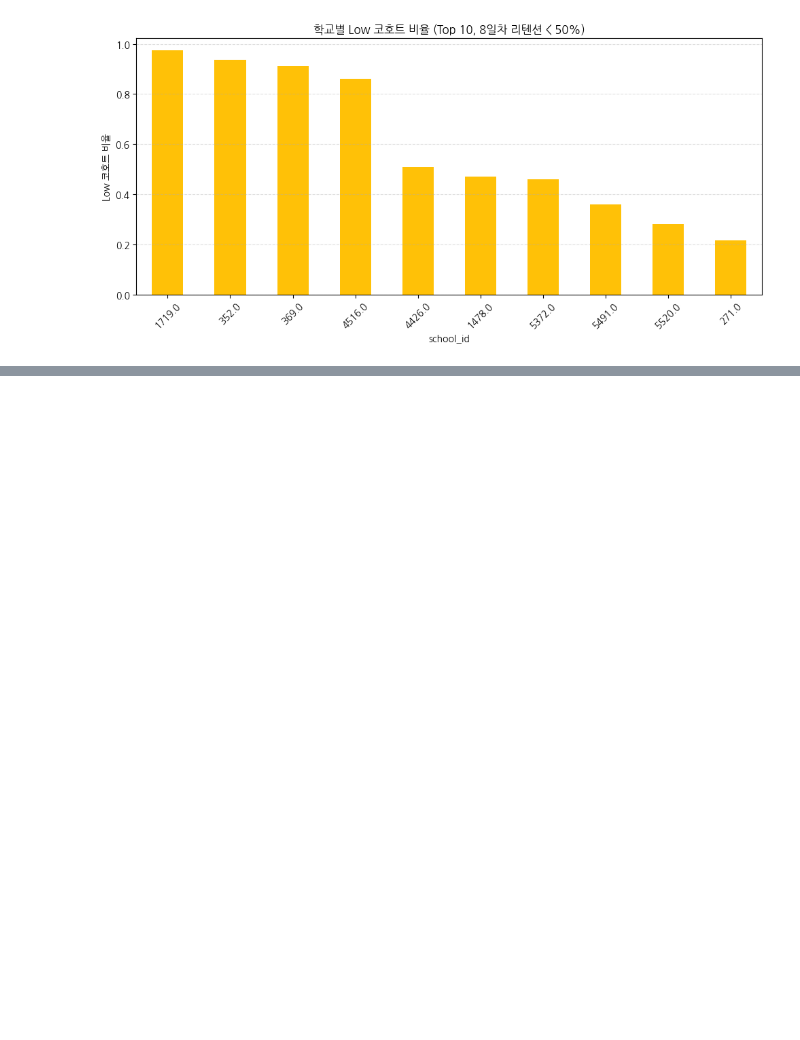
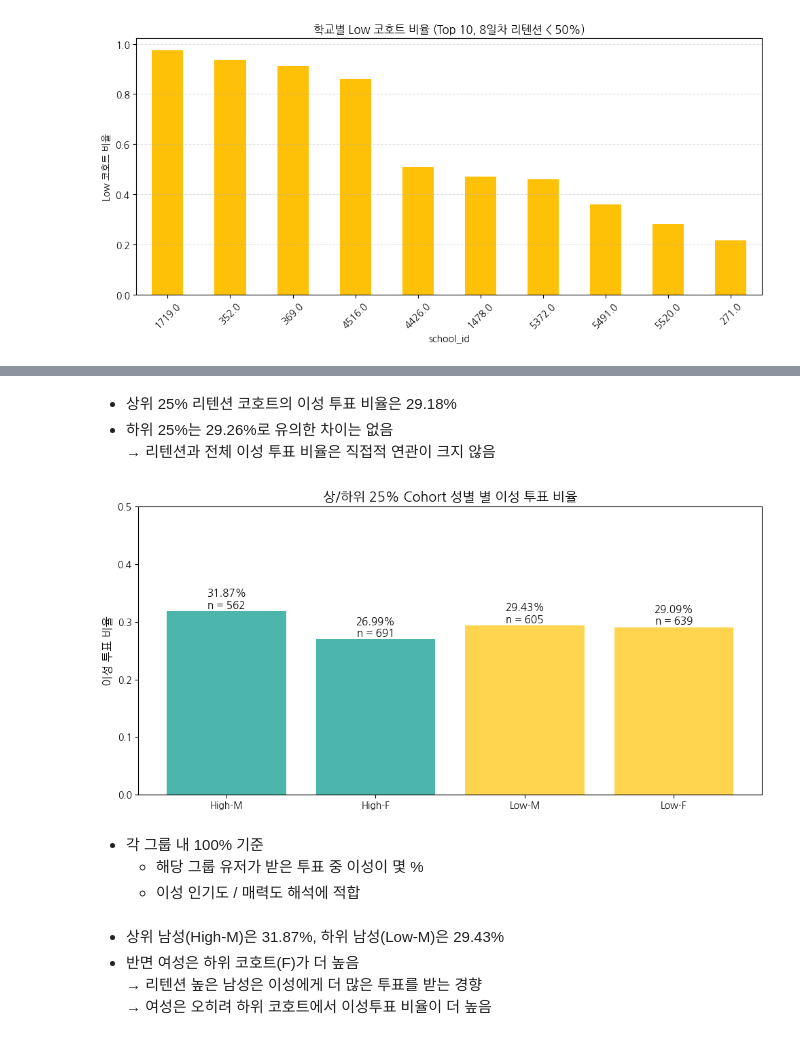
Before and after one commit to saeraniren/advanced_project, a Jupyter notebook: 최종 마스터 테이블.ipynb, the cells around one changed output, grey strips where cells are left out. Saved outputs shown, nothing was run; the diff lists cells and outputs as text; code cells hidden in the pictures; blank space fills up the shorter version.

```diff
--- a/최종 마스터 테이블.ipynb
+++ b/최종 마스터 테이블.ipynb
@@ -1660,0 +1852,44 @@ plt.show()
+# %% [markdown]
+- 상위 25% 리텐션 코호트의 이성 투표 비율은 29.18%
+- 하위 25%는 29.26%로 유의한 차이는 없음
+→ 리텐션과 전체 이성 투표 비율은 직접적 연관이 크지 않음
+# %%
+# 성별 세분화
+## 각 성별 그룹 내부에서 이성에게 받은 투표의 비율 → 즉, 각 그룹 안에서 100% 기준
+
+
+# 성별 유저 수
+n_hm = len(cohort_high_df[cohort_high_df["gender"] == "M"])
+n_hf = len(cohort_high_df[cohort_high_df["gender"] == "F"])
+n_lm = len(cohort_low_df[cohort_low_df["gender"] == "M"])
+n_lf = len(cohort_low_df[cohort_low_df["gender"] == "F"])
+
+labels = ['High-M', 'High-F', 'Low-M', 'Low-F']
+ratios = [h_m_ratio, h_f_ratio, l_m_ratio, l_f_ratio]
+user_counts = [n_hm, n_hf, n_lm, n_lf]
+colors = ['#4db6ac', '#4db6ac', '#ffd54f', '#ffd54f']
+
+plt.figure(figsize=(10, 5))
+bars = plt.bar(labels, ratios, color=colors)
+
+# 비율 + 유저 수 함께 표시
+for bar, ratio, n in zip(bars, ratios, user_counts):
+    plt.text(bar.get_x() + bar.get_width()/2, bar.get_height() + 0.005,
+             f"{ratio:.2%}\nn = {n}", ha='center', fontsize=11)
+
+plt.ylim(0, 0.5)
+plt.ylabel("이성 투표 비율", fontsize=12)
+plt.title("상/하위 25% Cohort 성별 별 이성 투표 비율", fontsize=14)
+plt.tight_layout()
+plt.show()
+# %% [output]
+[figure, added]
+# %% [markdown]
+- 각 그룹 내 100% 기준
+   - 해당 그룹 유저가 받은 투표 중 이성이 몇 %
+   - 이성 인기도 / 매력도 해석에 적합
+# %% [markdown]
+- 상위 남성(High-M)은 31.87%, 하위 남성(Low-M)은 29.43%
+- 반면 여성은 하위 코호트(F)가 더 높음
+  → 리텐션 높은 남성은 이성에게 더 많은 투표를 받는 경향
+  → 여성은 오히려 하위 코호트에서 이성투표 비율이 더 높음
```
Also changed, not shown: parts of 21 cells of this notebook, 1 other file.
